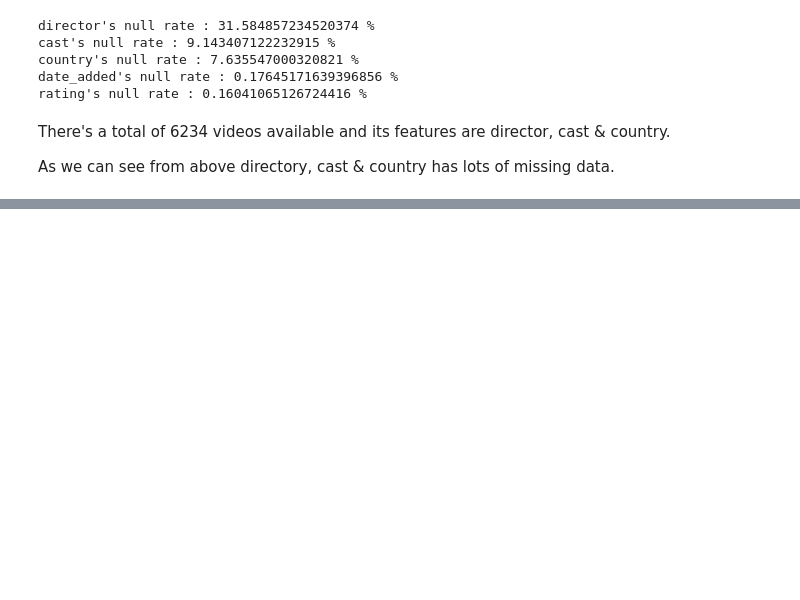
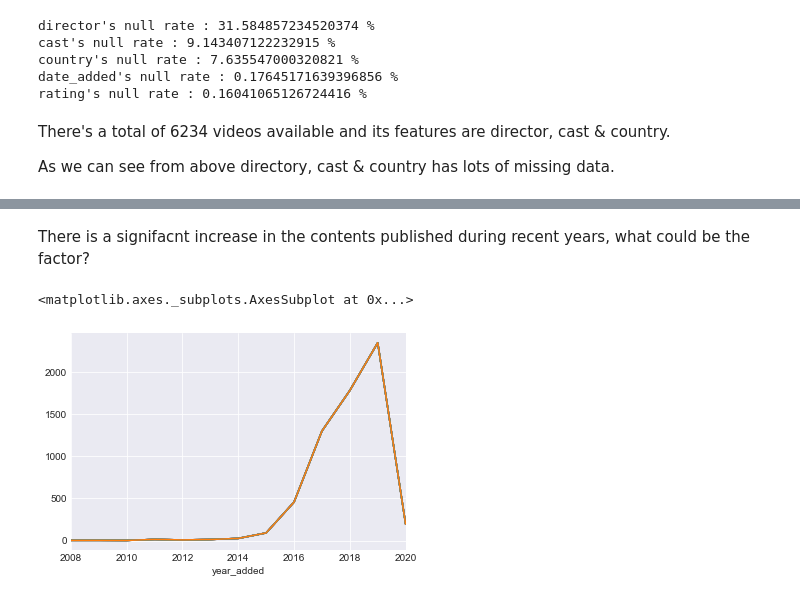
Before and after one commit to salmanmarizki/netflix_shows, a Jupyter notebook: EDA.ipynb, the cells around one changed output, grey strips where cells are left out. Drawn from its saved outputs; the diff is of its cells as text; code cells hidden in the pictures; blank space fills up the shorter version.

```diff
--- a/EDA.ipynb
+++ b/EDA.ipynb
@@ -101,0 +99,7 @@ ax = df.plot('year_added', '')
+# %% [markdown]
+There is a signifacnt increase in the contents published during recent years, what could be the factor?
+# %%
+df.groupby('year_added').count().plot(kind='line',legend=False)
+# %% [output]
+<matplotlib.axes._subplots.AxesSubplot at 0x...>
+[figure, added]
```
Also changed, not shown: parts of 5 cells of this notebook.
